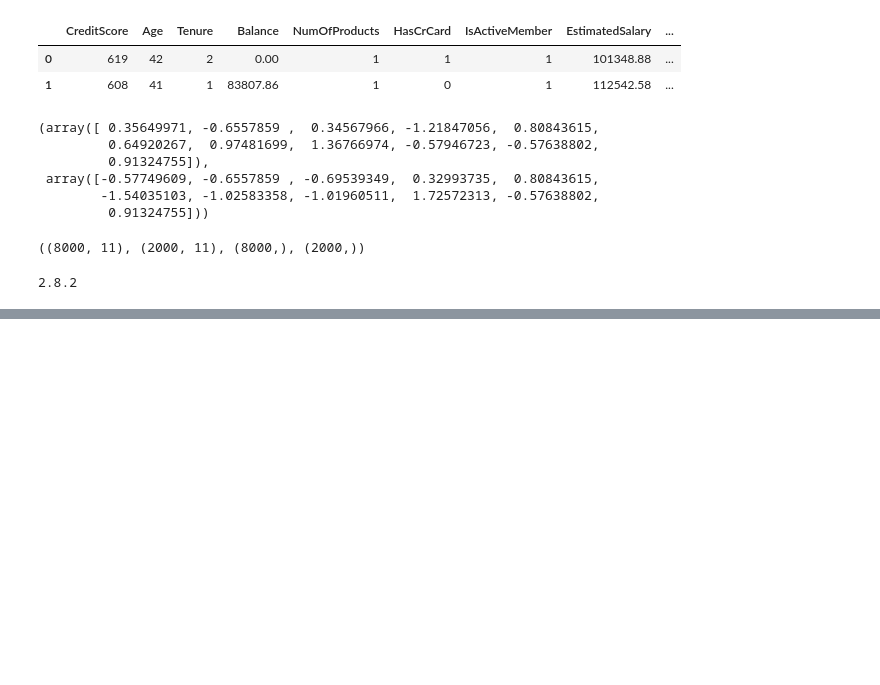
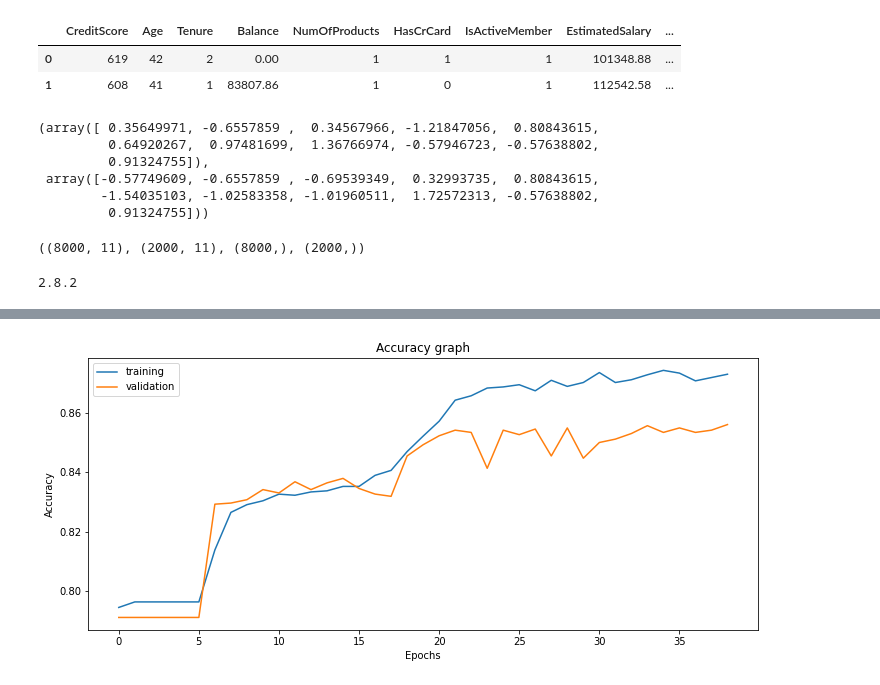
Before and after one commit to CaptaiN785/DL-Notebooks, a Jupyter notebook: Churn-modeling/main.ipynb, the cells around one changed output, grey strips where cells are left out. Saved outputs shown, nothing was run; the diff lists cells and outputs as text; code cells hidden in the pictures; blank space fills up the shorter version.

```diff
--- a/Churn-modeling/main.ipynb
+++ b/Churn-modeling/main.ipynb
@@ -127,11 +128,28 @@ model = Sequential()
 # %%
 model.add(Dense(units = 11, activation = 'relu'))
 model.add(Dense(22, activation='relu'))
+model.add(Dropout(0.2))
 model.add(Dense(5, activation = 'relu'))
 model.add(Dense(1, activation='sigmoid'))
 # %%
 model.compile(optimizer = 'adam', loss = 'binary_crossentropy', metrics=['accuracy'])
+# %%
+## Adding early stopping here..
+early_stopping = EarlyStopping(
+    monitor='val_loss',
+    min_delta=0.0001, # if improvement is less than value, it will stop training
+    patience=5, # if training is not improving, it will wait for 3 more epochs then it will stop training
+    verbose=1, # 1 means show output 0 means no output
+    mode='auto', # depends on monitor (auto can help in any kind of monitor)
+    baseline=None,
+    restore_best_weights=False
+)
 # %%
-model.fit(X_train, y_train, validation_data = (X_test, y_test), batch_size = 32, epochs = 50)
+history = model.fit(X_train, y_train,
+                    # validation_data = (X_test, y_test),
+                    validation_split = 0.33,
+                    batch_size = 32,
+                    epochs = 50,
+                    callbacks= [early_stopping])
 # %% [output]
 Epoch 1/50
@@ -154,0 +172,13 @@ Epoch 50/50
+# %%
+import matplotlib.pyplot as plt
+
+plt.figure(figsize=(12, 5))
+plt.plot(history.history['accuracy'])
+plt.plot(history.history['val_accuracy'])
+plt.title("Accuracy graph")
+plt.xlabel('Epochs')
+plt.ylabel('Accuracy')
+plt.legend(['training', 'validation'])
+plt.show()
+# %% [output]
+[figure, added]
```
Also changed, not shown: parts of 9 cells of this notebook.
